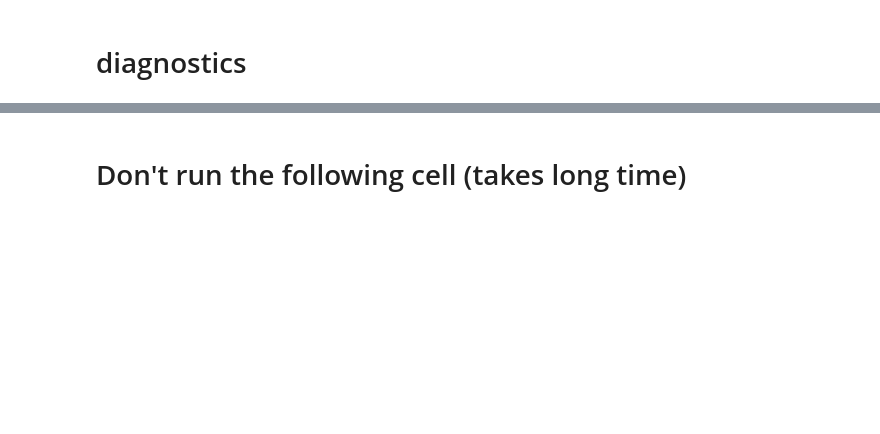
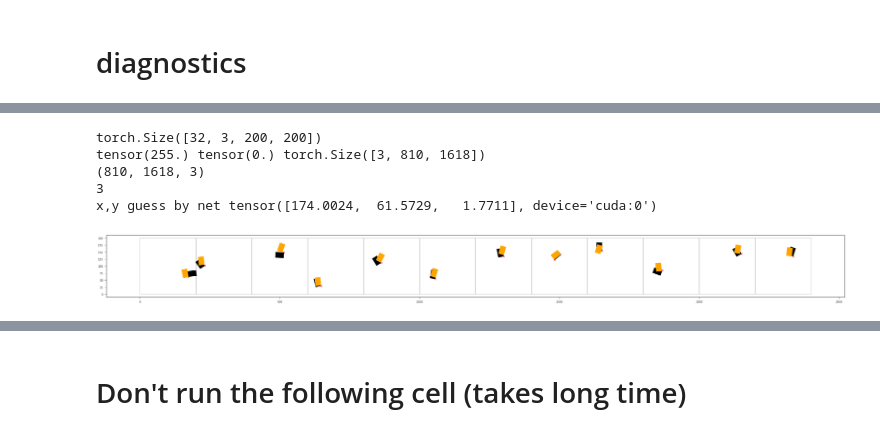
Before and after one commit to nouyang/platt2018, a Jupyter notebook: rcnn_depth/image generation.ipynb, the cells around one changed output, grey strips where cells are left out. Cells and saved outputs as stored; diff of their text form; code cells hidden in the pictures; blank space fills up the shorter version.

```diff
--- a/rcnn_depth/image generation.ipynb
+++ b/rcnn_depth/image generation.ipynb
@@ -420,39 +421,57 @@ NameError: name 'true_coords' is not defined
 import seaborn as sns
 sns.set_style("ticks")
 n = 0
 #imshow_coord(images[n], outputs[n], labels[n])
 
 print(images.size())
 a = torchvision.utils.make_grid(images)
 print(a.max(), a.min(), a.size())
 #a = a / 2 + 0.5     # unnormalize
 
 a = a.cpu().numpy()
 a = np.transpose(a,(1,2,0))
 print(a.shape)
 print(a.ndim)
 
 #ran = a.max() - a.min()
 #a = (a/ran )
+plt.rcParams['figure.figsize'] = [50,10]
 
-fig,ax = plt.subplots(1)
+fig,ax = plt.isubplots()
 # Display the image
-ax.imshow(a)
 #x,y = labels[0].numpy()
 #plt.scatter(x,y, color='g', marker='x', linewidth='1')
 labels = labels.cpu()
+print('x,y guess by net', outputs[n])
 
-plt.rcParams['figure.figsize'] = [30,5]
 import matplotlib.patches as patches
-for i in range(len(labels)):
+for i in range(len(labels)-20):
     x,y, orient = labels[i].numpy()
+    x1, y1, orient1 = outputs[i].cpu().numpy()
+
+    orient = np.rad2deg(orient)
+    orient1 = np.rad2deg(orient1)
 
 # class matplotlib.patches.Rectangle(xy, width, height, angle=0.0, **kwargs)[source]
-
-    rect = patches.Rectangle((x + i*IMG_X, y), 1,20,angle=orient, fill=True, color='orange')
+    #rect = patches.Rectangle((IMG_X, y), 30,20,angle=orient, fill=True, color='orange')
+    rect = patches.Rectangle((x+i*IMG_X, y), 30,20,angle=orient, fill=True, color='black')
+    rect1 = patches.Rectangle((x1+i*IMG_X, y1), 30,20,angle=orient1, fill=True, color='orange')
+    rect2 = patches.Rectangle((i*IMG_X, 0), 200, 200,angle=0, fill=False, color='black')
     ax.add_patch(rect)
+    ax.add_patch(rect1)
+    ax.add_patch(rect2)
     ax.scatter(x + i*IMG_X, y, color='r', marker='x', linewidth='1')
 #plt.imshow(np.transpose(a, (2,0,1)))
+ax.set_aspect('equal', 'box')
+plt.show()
+#ax.imshow(a)
+# %% [output]
+torch.Size([32, 3, 200, 200])
+tensor(255.) tensor(0.) torch.Size([3, 810, 1618])
+(810, 1618, 3)
+3
+x,y guess by net tensor([174.0024,  61.5729,   1.7711], device='cuda:0')
+[figure, added]
 # %%
 import seaborn as sns
 sns.set()
```
Also changed, not shown: parts of 10 cells of this notebook, 1 other file.
